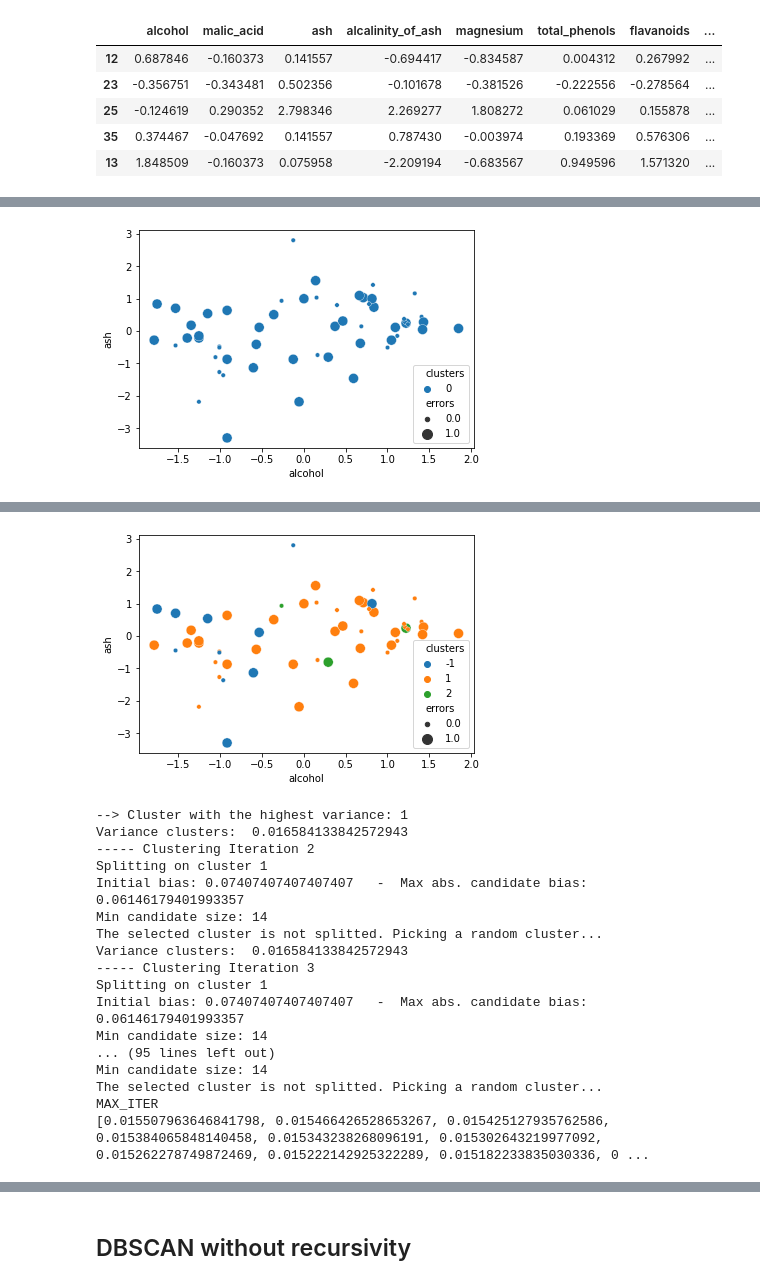
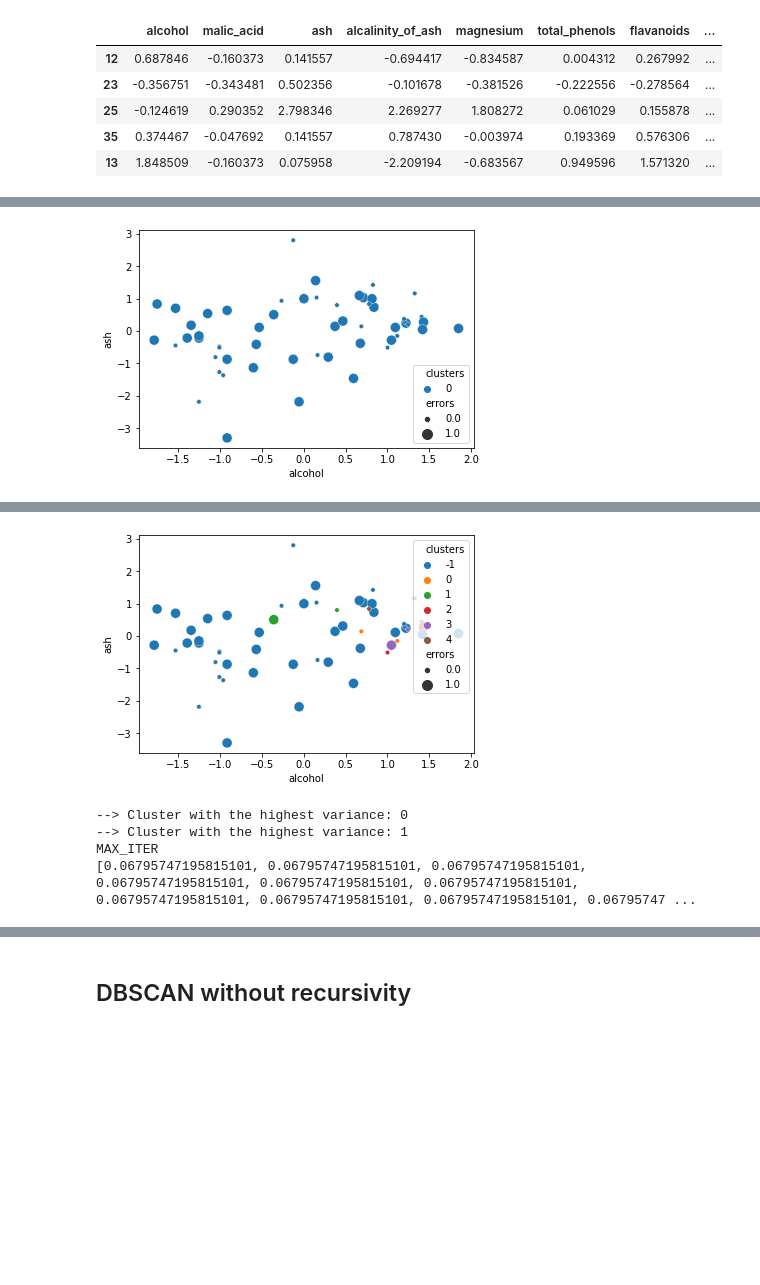
Before and after one commit to Sm2468/msc_thesis, a Jupyter notebook: Pipeline/4_wine_bias_clustering.ipynb, the cells around one changed output, grey strips where cells are left out. Cells and saved outputs as stored; diff of their text form; code cells hidden in the pictures; blank space fills up the shorter version.

```diff
--- a/Pipeline/4_wine_bias_clustering.ipynb
+++ b/Pipeline/4_wine_bias_clustering.ipynb
@@ -57,10 +57,13 @@ def get_random_cluster(clusters):
     return result
 
 def plot_clusters(data):
+    """This function returns a scatterplot of the clusters"""
     scatterplot = sns.scatterplot(data=data, x="alcohol", y="ash", hue="clusters", size='errors', sizes=(100, 20), palette="tab10")
     plt.show()
 
 def accuracy(results):
+    """This function calculates the accuracy of a DF dataframe
+    It requires a df.column named "errors" """
     if len(results) == 0:
         print("You are calculating the accuracy on a empty cluster")
     correct = results.loc[results['errors'] == 0]
@@ -68,6 +71,8 @@ def accuracy(results):
     return acc
 
 def bias_acc(data, cluster_id, cluster_col):
+    """ This function calculates the negative bias, which is the accuracy of remaining clusters - accuracy of the selected cluster
+    Cluster col: the name of the DF column where the cluster assignments are """
     cluster_x = data.loc[data[cluster_col] == cluster_id]
     if len(cluster_x) ==0:
         print("This is an empty cluster! cluster ", cluster_id)
@@ -77,10 +82,15 @@ def bias_acc(data, cluster_id, cluster_col):
     return accuracy(remaining_clusters) - accuracy(cluster_x)
 
 def bias_acc_towards_global_average(data, cluster_id, cluster_col, ave_acc):
+    """ This function calculates the negative bias, which is the average accuracy - accuracy of the selected cluster
+    Cluster col: the name of the DF column where the cluster assignments are """
     cluster_x = data.loc[data[cluster_col] == cluster_id]
     return ave_acc - accuracy(cluster_x)
 
 def get_next_cluster(data):
+    """ This function returns the cluster number with the highest variance. The variance is calculated based on the errors of each cluster.
+    The cluster with the highest variance will be selected as splitting cluster
+    The function requires df.columns named "clusters" and "errors" """
     n_cluster = max(data['clusters'])
     highest_variance = -1
     cluster_number = 0
@@ -97,6 +107,7 @@ def get_next_cluster(data):
             print('--> Cluster with the highest variance:', cluster_number)
 
     return cluster_number
+
 def get_max_abs_bias(fulldata, function=bias_acc):
     """ This function returns the highest negative bias of the newly introduced clusters
     fulldata (DataFrame) should include a column new_clusters """
@@ -110,14 +121,18 @@ def get_max_abs_bias(fulldata, function=bias_acc):
     return max_abs_bias
 
 def calculate_variance(data):
+    """This function calculates the variance for a DF. It requires a df.column named "clusters" and it uses the bias_acc_towards_global_avg"""
+    variance_list_local = []
     for j in data['clusters'].unique():
         average_accuracy = accuracy(data)
         neg_bias_clus = bias_acc_towards_global_average(data, j, 'clusters', average_accuracy)
-        neg_bias_list.append(neg_bias_clus)
-    variance = np.var(neg_bias_list)
+        variance_list_local.append(neg_bias_clus) #variance_list was "neg_bias_list" before
+    variance = np.var(variance_list_local) #this was "neg_bias_list"
     return variance
 
 def initialize_dataset(raw_data, just_features=True,scale_features=True, with_classes=True):
+    """Initialisation of the dataset. Scales all the features and can also scale the errors, which can be included or excluded for clustering
+    It returns a scaled dataset with new columns "clusters" = 0 and "new_clusters" = -1, which are required for HBAC """
     new_data = raw_data.copy(deep=True)
     if just_features:
         new_data = new_data.drop(['predicted_class', 'true_class', 'errors'], axis=1)
@@ -138,6 +153,7 @@ def get_min_cluster_size(data):
     """Returns the size of the smallest new cluster"""
     min_cluster_size = len(data)
     for i in data['new_clusters'].unique():
+        # exclude the cluster -1 from being seen as a cluster, since it contains outliers
         if i == -1:
             continue
         size = len(full_data.loc[full_data['new_clusters']==i])
@@ -231,57 +247,57 @@ from sklearn.cluster import DBSCAN
 full_data = initialize_dataset(raw_data)
 # %%
 MAX_ITER = 20
-epsilon = 3
+epsilon = 1.5
 minimum_samples = 2
 x = 0 # cluster number
 initial_bias = 0
 plot_clusters(full_data)
 variance_list = []
-minimal_splittable_cluster_size = 7
+minimal_splittable_cluster_size = 5
 minimal_acceptable_cluster_size = 1
 average_accuracy = accuracy(full_data)
 
 for i in range(1, MAX_ITER):
     if i != 1:
         variance_list.append(calculate_variance(full_data))
-        print('Variance clusters: ', variance_clusters)
-    print('----- Clustering Iteration', i)
-    print('Splitting on cluster', x)
-
-    full_data['new_clusters'] = -99
+    full_data['new_clusters'] = -1
     candidate_cluster = full_data.loc[full_data['clusters'] == x]
 
     if len(candidate_cluster) < minimal_splittable_cluster_size:
-        print('The selected cluster is not splitted. Picking a random cluster...')
         x = get_random_cluster(full_data['clusters'])
         continue
 
+    # Apply DBSCAN
     candidate_cluster['new_clusters'] = pd.DataFrame(DBSCAN(eps=epsilon, min_samples=minimum_samples).fit_predict(candidate_cluster.drop(['clusters', 'new_clusters', 'predicted_class', 'true_class', 'errors'], axis=1)), index=candidate_cluster.index)
 
     full_data['new_clusters'] = candidate_cluster['new_clusters'].combine_first(full_data['new_clusters'])
 
-    # calculate bias & cluster size for each of the two clusters
     max_abs_bias = get_max_abs_bias(full_data)
-    min_cluster_size = get_min_cluster_size(full_data)
+    min_new_size = get_min_cluster_size(full_data)
 
-    if (max_abs_bias >= initial_bias) & (min_cluster_size > minimal_acceptable_cluster_size) & (len(full_data['new_clusters'].unique()) > 2):
+    if (max_abs_bias >= initial_bias) & (min_new_size > minimal_acceptable_cluster_size):
         # Add new cluster
-        highest = max(full_data['clusters'].unique())
+        n_cluster = max(full_data['clusters'])
+        print(full_data['new_clusters'])
 
-        for i in range(0, len(full_data['new_clusters'].unique())):
-            full_data['clusters'][full_data['new_clusters'] == i] =  highest + i + 1
-        full_data['clusters'][full_data['new_clusters'] == -1] = -1
+        first = True
+        dif = 1
+        for clstr in full_data['new_clusters'].unique():
+            if (clstr == -1):
+                full_data['clusters'][full_data['new_clusters'] == clstr] = -1
+            elif first:
+                full_data['clusters'][full_data['new_clusters'] == clstr] = x
+                first = False
+            else:
+                full_data['clusters'][full_data['new_clusters'] == clstr] =  n_cluster + dif
+                dif += 1
+
 
         plot_clusters(full_data)
         x = get_next_cluster(full_data)
         initial_bias = max_abs_bias
     else:
-        print('Initial bias:', initial_bias, '  -  Max abs. candidate bias:', max_abs_bias)
-        print('Min candidate size:', min_cluster_size)
-        print('The selected cluster is not splitted. Picking a random cluster...')
-
         x = get_random_cluster(full_data['clusters'])
-        # initial_bias = abs(bias_acc(full_data, x, 'clusters'))
 
 print('MAX_ITER')
 
@@ -293,18 +324,5 @@ Splitting on cluster 0
-[figure, old version]
+[figure, new version]
+--> Cluster with the highest variance: 0
 --> Cluster with the highest variance: 1
-Variance clusters:  0.016584133842572943
------ Clustering Iteration 2
-Splitting on cluster 1
-Initial bias: 0.07407407407407407   -  Max abs. candidate bias: 0.06146179401993357
-Min candidate size: 14
-The selected cluster is not splitted. Picking a random cluster...
-Variance clusters:  0.016584133842572943
------ Clustering Iteration 3
-Splitting on cluster 1
-Initial bias: 0.07407407407407407   -  Max abs. candidate bias: 0.06146179401993357
-Min candidate size: 14
-... (95 lines left out)
-Min candidate size: 14
-The selected cluster is not splitted. Picking a random cluster...
 MAX_ITER
-[0.015507963646841798, 0.015466426528653267, 0.015425127935762586, 0.015384065848140458, 0.015343238268096191, 0.015302643219977092, 0.015262278749872469, 0.015222142925322289, 0.015182233835030336, 0 ...
+[0.06795747195815101, 0.06795747195815101, 0.06795747195815101, 0.06795747195815101, 0.06795747195815101, 0.06795747195815101, 0.06795747195815101, 0.06795747195815101, 0.06795747195815101, 0.06795747 ...
```
Also changed, not shown: parts of 20 cells of this notebook.
